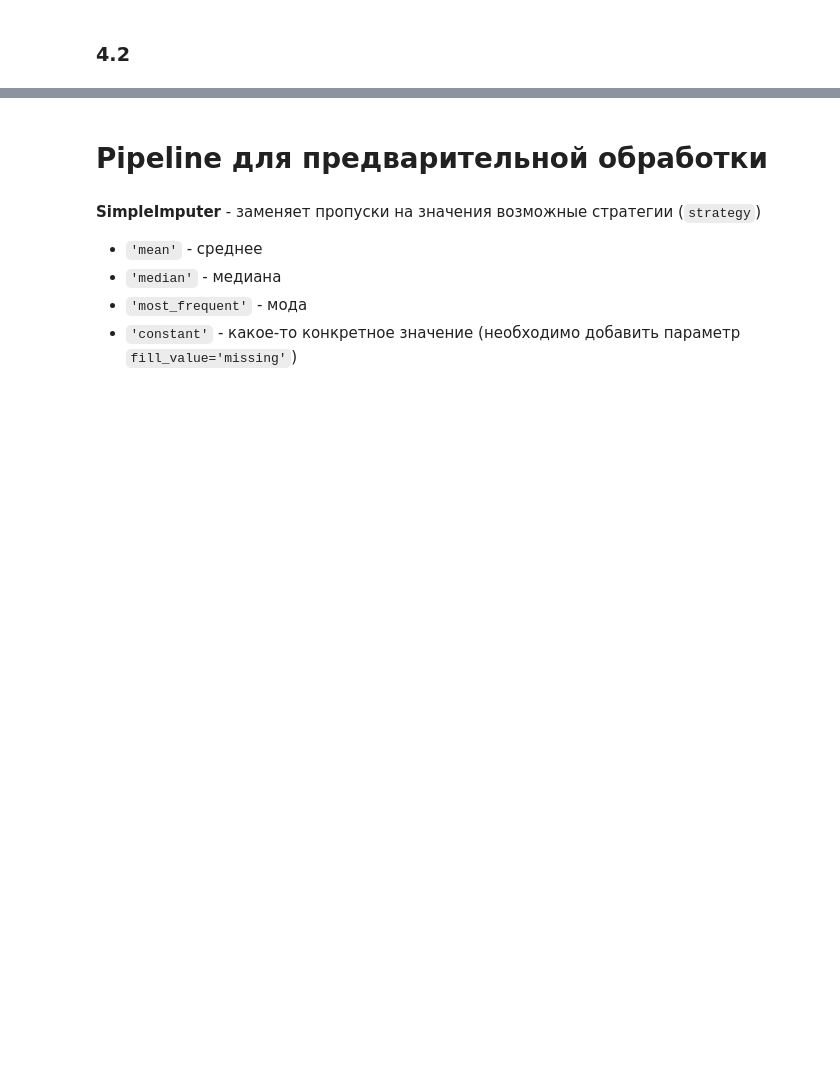
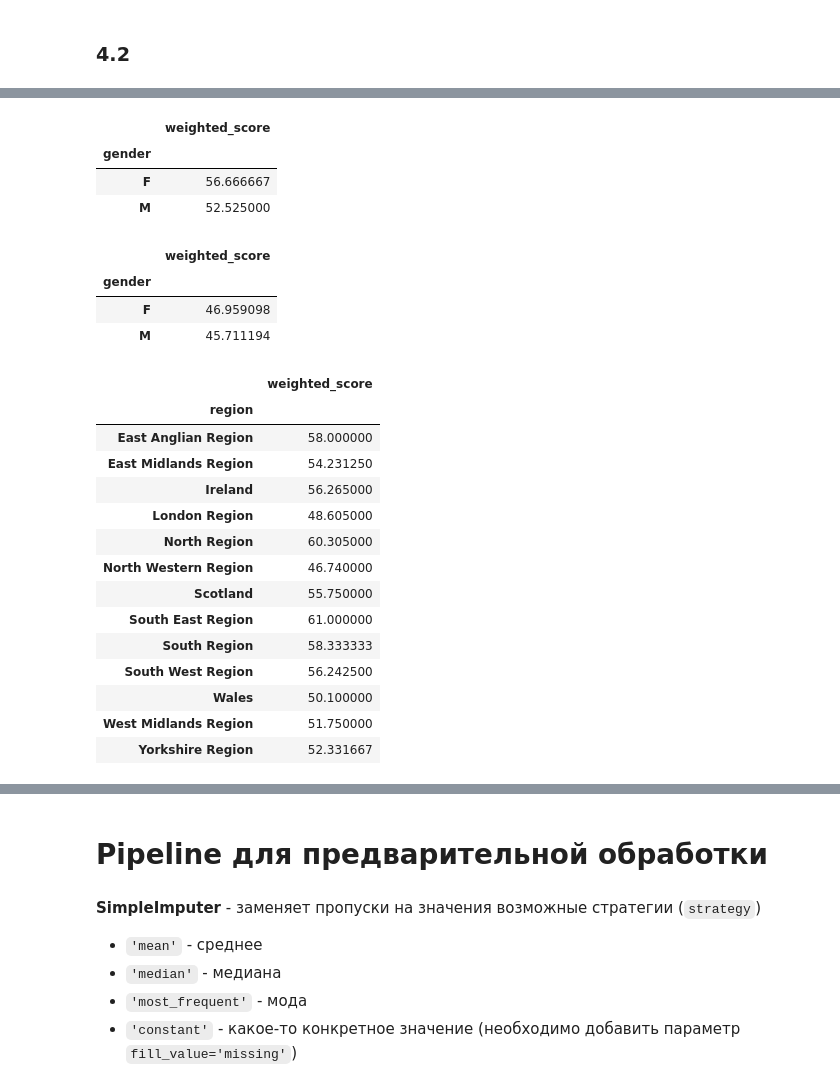
Before and after one commit to AntonGitOrlov/Data_Science, a Jupyter notebook: "Библиотеки_Python_для_работы_с_данными_самостоятельная_работа"_ОрловАВ.ipynb, the cells around one changed output, grey strips where cells are left out. Cells and saved outputs as stored; diff of their text form; code cells hidden in the pictures; blank space fills up the shorter version.

```diff
--- a/"Библиотеки_Python_для_работы_с_данными_самостоятельная_работа"_ОрловАВ.ipynb
+++ b/"Библиотеки_Python_для_работы_с_данными_самостоятельная_работа"_ОрловАВ.ipynb
@@ -957,0 +995,32 @@ Train[num_columns].corr().style.background_gradient(cmap = 'YlOrRd', # наш ц
+# %%
+Train.groupby(['gender']).agg({'weighted_score': 'median'})
+# %% [output]
+|  | weighted_score |
+| gender |  |
+| F | 56.666667 |
+| M | 52.525000 |
+# %%
+Train.groupby(['gender']).agg({'weighted_score': 'mean'})
+# %% [output]
+|  | weighted_score |
+| gender |  |
+| F | 46.959098 |
+| M | 45.711194 |
+# %%
+Train.groupby(['region']).agg({'weighted_score': 'median'})
+# %% [output]
+|  | weighted_score |
+| region |  |
+| East Anglian Region | 58.000000 |
+| East Midlands Region | 54.231250 |
+| Ireland | 56.265000 |
+| London Region | 48.605000 |
+| North Region | 60.305000 |
+| North Western Region | 46.740000 |
+| Scotland | 55.750000 |
+| South East Region | 61.000000 |
+| South Region | 58.333333 |
+| South West Region | 56.242500 |
+| Wales | 50.100000 |
+| West Midlands Region | 51.750000 |
+| Yorkshire Region | 52.331667 |
```
Also changed, not shown: parts of 37 cells of this notebook.
